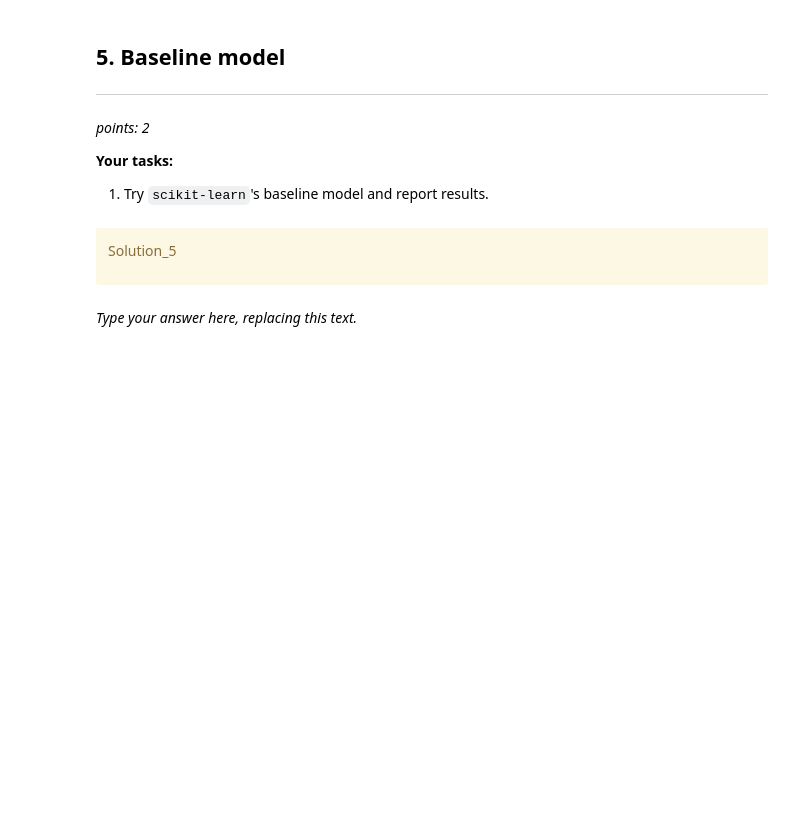
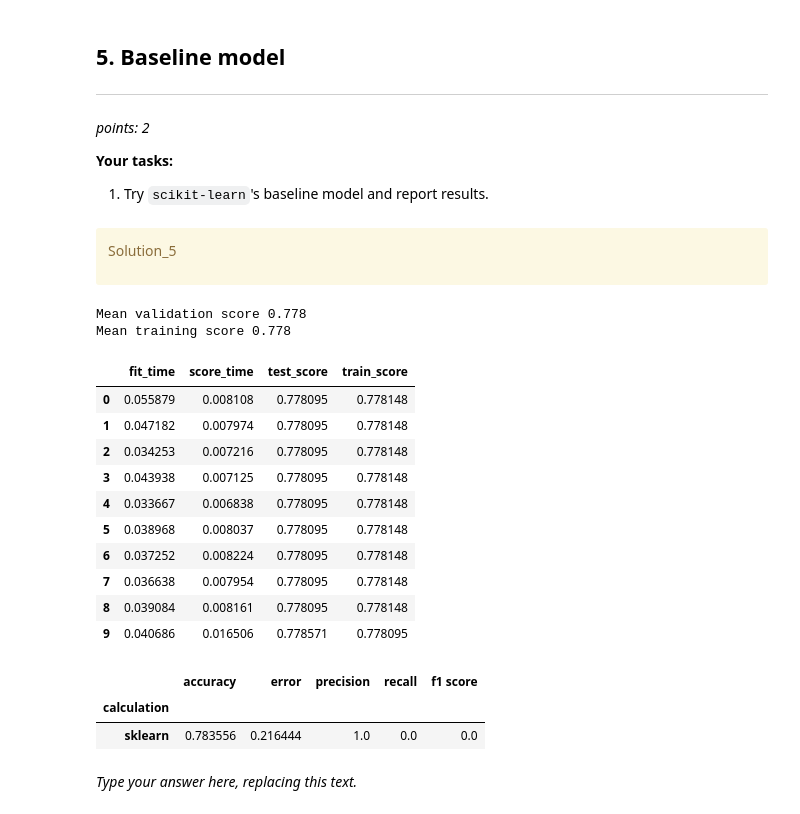
Before and after one commit to ShenranTomWang/CPSC330HW, a Jupyter notebook: hw5.ipynb, the cells around one changed output. Saved outputs shown, nothing was run; the diff lists cells and outputs as text; code cells hidden in the pictures; blank space fills up the shorter version.

```diff
--- a/hw5.ipynb
+++ b/hw5.ipynb
@@ -229,21 +288,18 @@ Solution_4
 # %%
 # Columns
-numeric_cols = ["LIMIT_BAL", "AGE", "BILL_AMT1", "BILL_AMT2", "BILL_AMT3", "BILL_AMT4", "BILL_AMT5", "BILL_AMT6"]
-categorical_cols = ["SEX", "MARRIAGE", "PAY_0", "PAY_2", "PAY_3", "PAY_4", "PAY_5", "PAY_6", "default.payment.next.month"]
-ordinal_cols = ["EDUCATION"]
+numeric_cols = ["LIMIT_BAL", "AGE", "BILL_AMT1", "BILL_AMT2", "BILL_AMT3", "BILL_AMT4", "BILL_AMT5", "BILL_AMT6",
+                "PAY_AMT1", "PAY_AMT2", "PAY_AMT3", "PAY_AMT4", "PAY_AMT5", "PAY_AMT6"]
+categorical_cols_X = ["SEX", "MARRIAGE", "PAY_0", "PAY_2", "PAY_3", "PAY_4", "PAY_5", "PAY_6"]
+categorical_cols_y = ["default.payment.next.month"]
 drop_cols = ["ID"]
 # %%
 # Transformers
 numeric_transformer = StandardScaler()
-categorical_transformer = OneHotEncoder(drop="if_binary")
-ordinal_transformer = OrdinalEncoder(categories=[
-    5, 6, 1, 2, 3, 4
-])
+categorical_transformer = OneHotEncoder(drop="if_binary", handle_unknown="ignore", sparse=False)
 # %%
 # Column Transformers Preprocessor
-preprocessor = make_column_transformer(
+preprocessor_X = make_column_transformer(
     (numeric_transformer, numeric_cols),
-    (categorical_transformer, categorical_cols),
-    (ordinal_transformer, ordinal_cols),
+    (categorical_transformer, categorical_cols_X),
     ("drop", drop_cols)
 )
@@ -256,0 +306,5 @@ ValueError: Shape mismatch: if categories is an array, it has to be of shape (n_
+# %%
+# Preprocessing
+transformed_X_train = preprocessor_X.fit_transform(X_train)
+transformed_X_test = preprocessor_X.transform(X_test)
+transformed_X_train
@@ -274,6 +342,52 @@ _points: 2_
 Solution_5
 
 </div>
+# %%
+# Pipeline
+pipe_dummy = make_pipeline(preprocessor_X, DummyClassifier(random_state=76))
+pipe_dummy.fit(X_train, y_train)
+
+scores = cross_validate(pipe_dummy, X_train, y_train, cv=10, return_train_score=True)
+print("Mean validation score %0.3f" % (np.mean(scores["test_score"])))
+print("Mean training score %0.3f" % (np.mean(scores["train_score"])))
+pd.DataFrame(scores)
+# %% [output]
+Mean validation score 0.778
+Mean training score 0.778
+|  | fit_time | score_time | test_score | train_score |
+| 0 | 0.055879 | 0.008108 | 0.778095 | 0.778148 |
+| 1 | 0.047182 | 0.007974 | 0.778095 | 0.778148 |
+| 2 | 0.034253 | 0.007216 | 0.778095 | 0.778148 |
+| 3 | 0.043938 | 0.007125 | 0.778095 | 0.778148 |
+| 4 | 0.033667 | 0.006838 | 0.778095 | 0.778148 |
+| 5 | 0.038968 | 0.008037 | 0.778095 | 0.778148 |
+| 6 | 0.037252 | 0.008224 | 0.778095 | 0.778148 |
+| 7 | 0.036638 | 0.007954 | 0.778095 | 0.778148 |
+| 8 | 0.039084 | 0.008161 | 0.778095 | 0.778148 |
+| 9 | 0.040686 | 0.016506 | 0.778571 | 0.778095 |
+# %%
+data = {
+    "calculation": [],
+    "accuracy": [],
+    "error": [],
+    "precision": [],
+    "recall": [],
+    "f1 score": [],
+}
+data["accuracy"].append(accuracy_score(y_test, pipe_dummy.predict(X_test)))
+data["error"].append(1 - accuracy_score(y_test, pipe_dummy.predict(X_test)))
+data["precision"].append(
+    precision_score(y_test, pipe_dummy.predict(X_test), zero_division=1)
+)
+data["recall"].append(recall_score(y_test, pipe_dummy.predict(X_test)))
+data["f1 score"].append(f1_score(y_test, pipe_dummy.predict(X_test)))
+data["calculation"].append("sklearn")
+df = pd.DataFrame(data)
+df.set_index(["calculation"])
+# %% [output]
+|  | accuracy | error | precision | recall | f1 score |
+| calculation |  |  |  |  |  |
+| sklearn | 0.783556 | 0.216444 | 1.0 | 0.0 | 0.0 |
 # %% [markdown]
 _Type your answer here, replacing this text._
 # %% [markdown]
```
Also changed, not shown: parts of 34 cells of this notebook.
